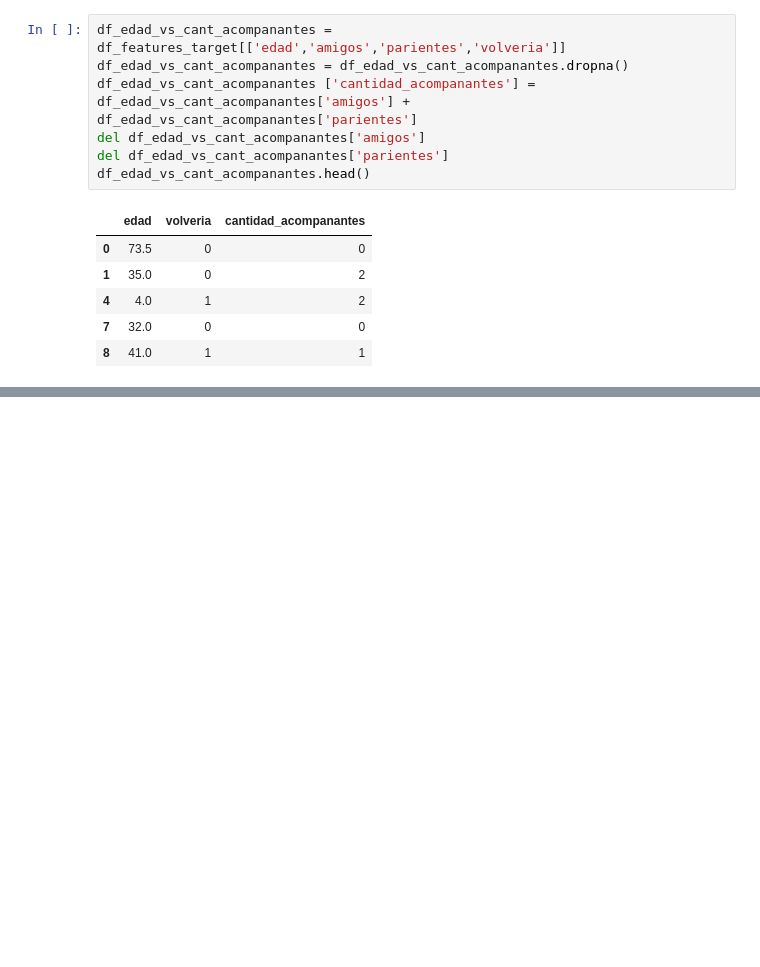
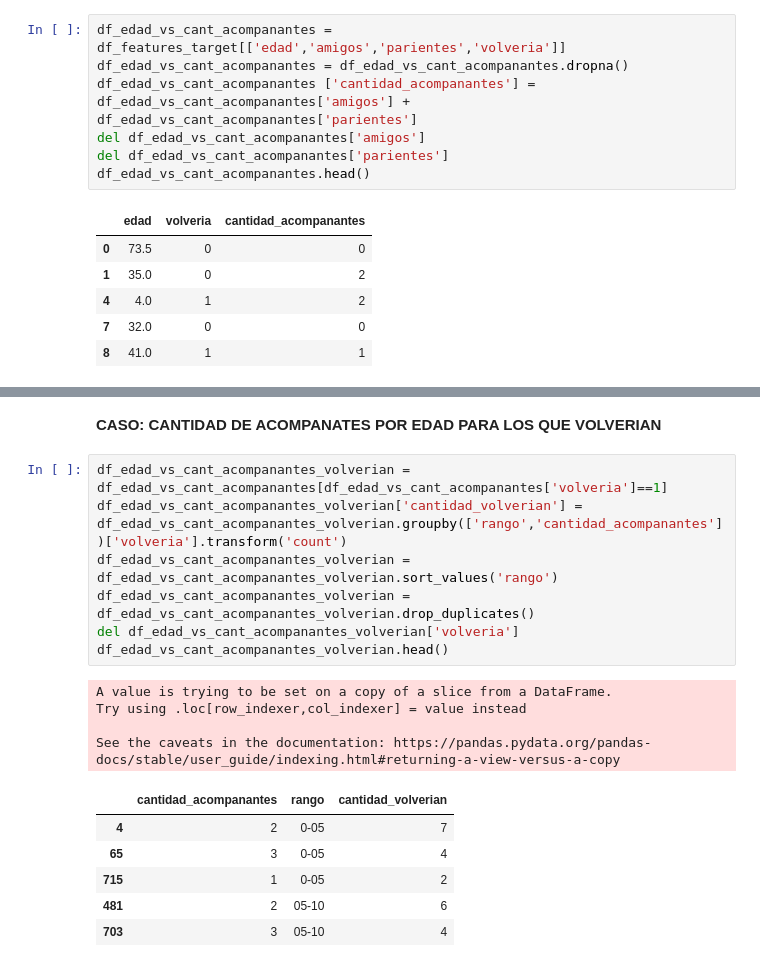
Before and after one commit to lionelguglielmone/OrgaDeCompusTP, a Jupyter notebook: tp1_main.ipynb, the cells around one changed output, grey strips where cells are left out. Drawn from its saved outputs; the diff is of its cells as text; blank space fills up the shorter version.

```diff
--- a/tp1_main.ipynb
+++ b/tp1_main.ipynb
@@ -1365,0 +1352,20 @@ df_mayores_50_vs_cant_acompanantes.head()
+# %% [markdown]
+**CASO: CANTIDAD DE ACOMPANATES POR EDAD PARA LOS QUE VOLVERIAN**
+# %%
+df_edad_vs_cant_acompanantes_volverian = df_edad_vs_cant_acompanantes[df_edad_vs_cant_acompanantes['volveria']==1]
+df_edad_vs_cant_acompanantes_volverian['cantidad_volverian'] = df_edad_vs_cant_acompanantes_volverian.groupby(['rango','cantidad_acompanantes'])['volveria'].transform('count')
+df_edad_vs_cant_acompanantes_volverian = df_edad_vs_cant_acompanantes_volverian.sort_values('rango')
+df_edad_vs_cant_acompanantes_volverian = df_edad_vs_cant_acompanantes_volverian.drop_duplicates()
+del df_edad_vs_cant_acompanantes_volverian['volveria']
+df_edad_vs_cant_acompanantes_volverian.head()
+# %% [output]
+A value is trying to be set on a copy of a slice from a DataFrame.
+Try using .loc[row_indexer,col_indexer] = value instead
+
+See the caveats in the documentation: https://pandas.pydata.org/pandas-docs/stable/user_guide/indexing.html#returning-a-view-versus-a-copy
+|  | cantidad_acompanantes | rango | cantidad_volverian |
+| 4 | 2 | 0-05 | 7 |
+| 65 | 3 | 0-05 | 4 |
+| 715 | 1 | 0-05 | 2 |
+| 481 | 2 | 05-10 | 6 |
+| 703 | 3 | 05-10 | 4 |
```
Also changed, not shown: parts of 13 cells of this notebook.
